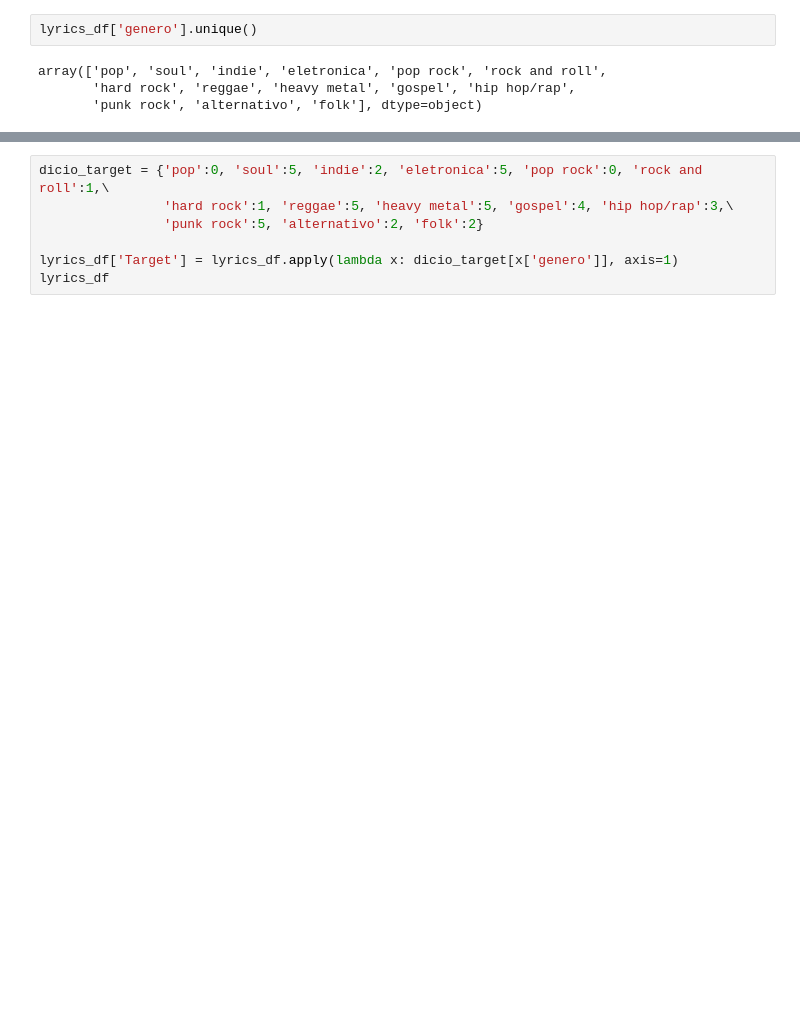
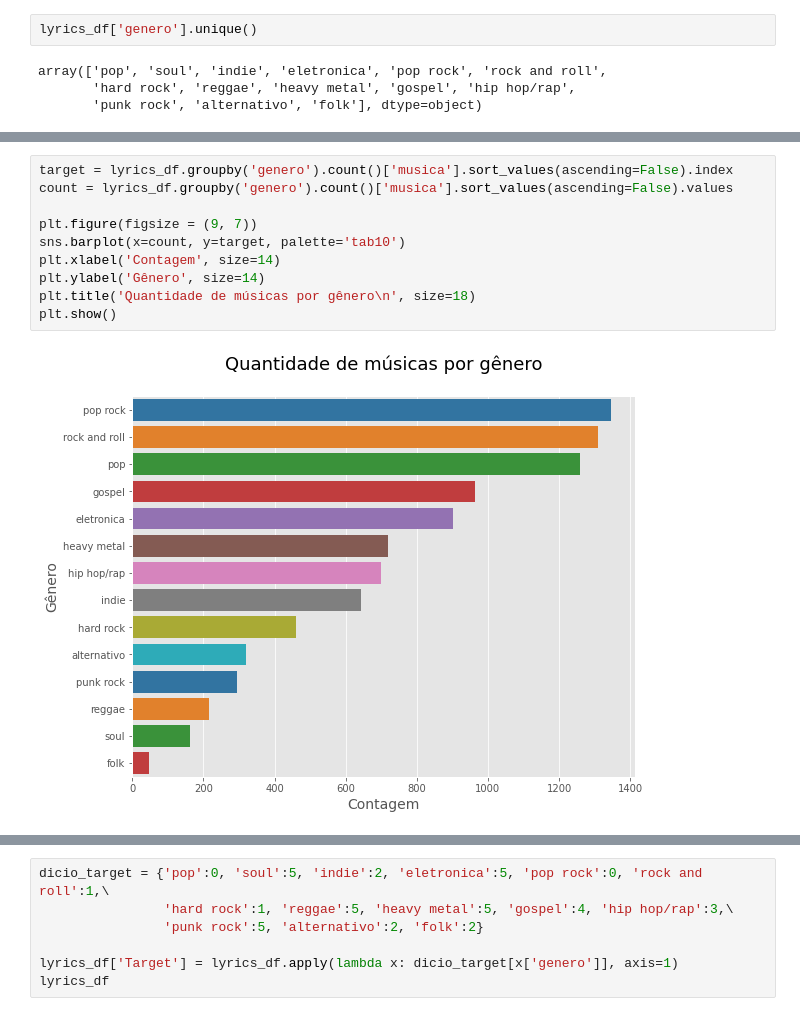
Before and after one commit to Perez-Amanda/Recuperacao_de_Informacao, a Jupyter notebook: classificador.ipynb, the cells around one changed output, grey strips where cells are left out. Drawn from its saved outputs; the diff is of its cells as text; blank space fills up the shorter version.

```diff
--- a/classificador.ipynb
+++ b/classificador.ipynb
@@ -164,2 +111,14 @@ array(['pop', 'soul', 'indie', 'eletronica', 'pop rock', 'rock and roll',
+# %%
+target = lyrics_df.groupby('genero').count()['musica'].sort_values(ascending=False).index
+count = lyrics_df.groupby('genero').count()['musica'].sort_values(ascending=False).values
+
+plt.figure(figsize = (9, 7))
+sns.barplot(x=count, y=target, palette='tab10')
+plt.xlabel('Contagem', size=14)
+plt.ylabel('Gênero', size=14)
+plt.title('Quantidade de músicas por gênero\n', size=18)
+plt.show()
+# %% [output]
+[figure, added]
 # %% [markdown]
 ### Tentativa de reorganizar as classificações e diminuir a quantidade de classes existentes
```
Also changed, not shown: parts of 47 cells of this notebook.
